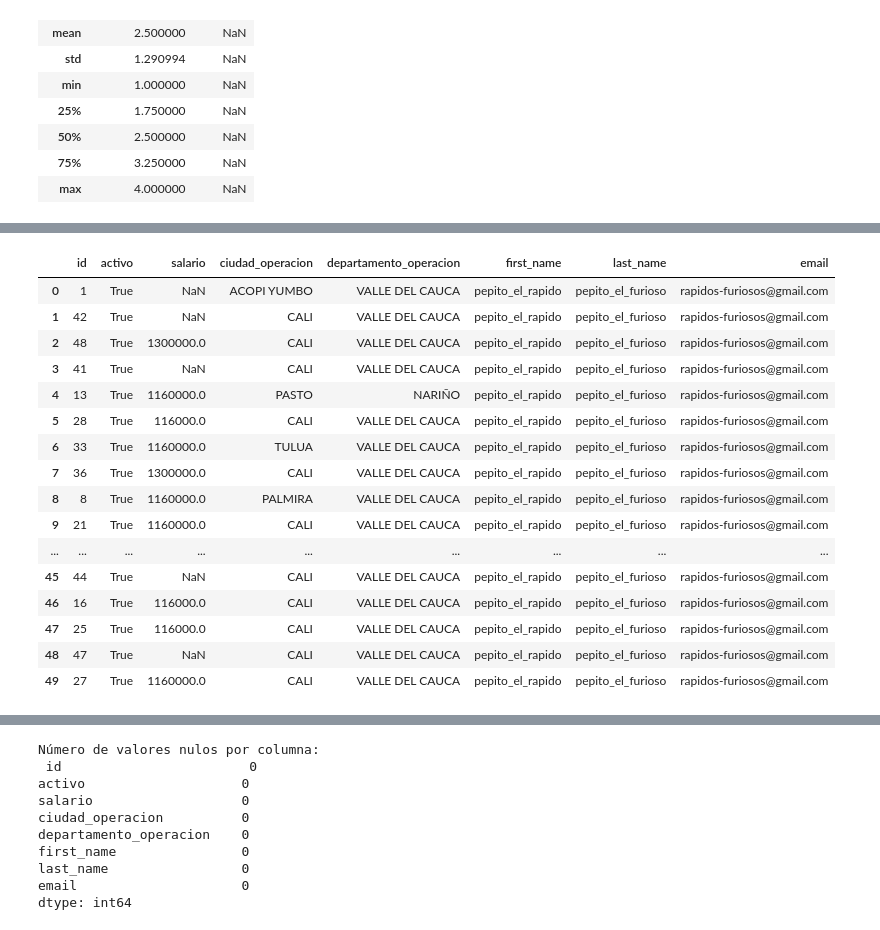
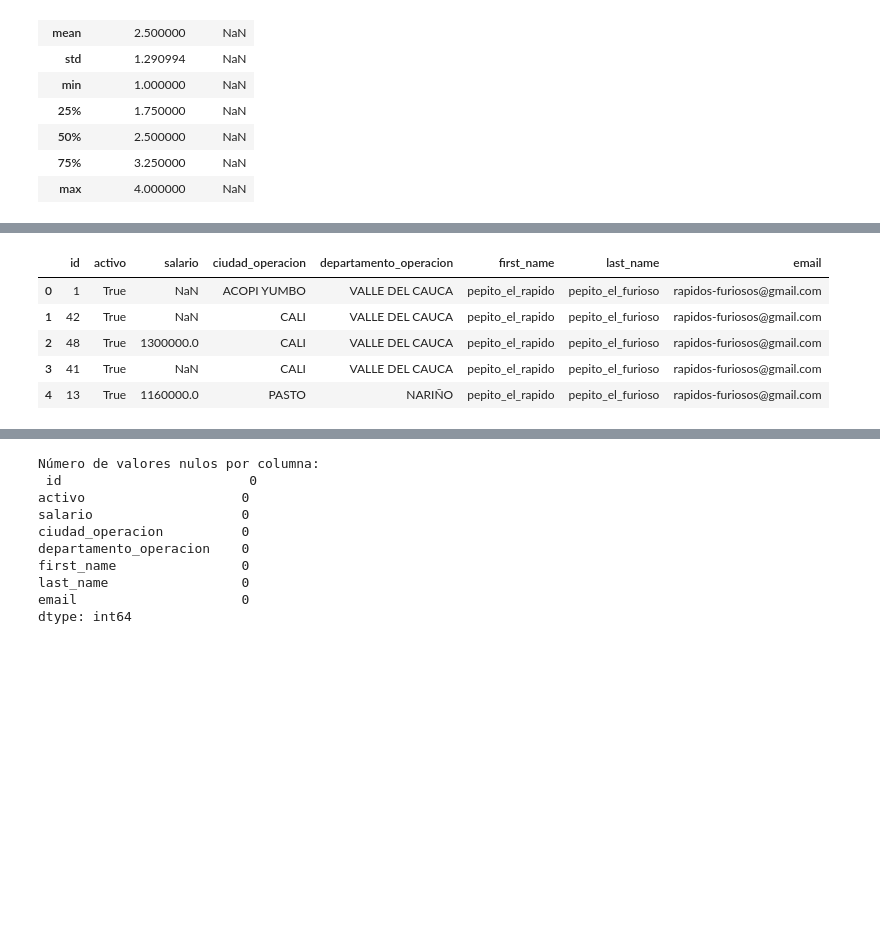
Before and after one commit to JabColV/datascience_project, a Jupyter notebook: segunda_entrega/dim_mensajero.ipynb, the cells around one changed output, grey strips where cells are left out. Saved outputs shown, nothing was run; the diff lists cells and outputs as text; code cells hidden in the pictures; blank space fills up the shorter version.

```diff
--- a/segunda_entrega/dim_mensajero.ipynb
+++ b/segunda_entrega/dim_mensajero.ipynb
@@ -187,23 +125,12 @@ mensajero
 # %%
 mensajero.drop(columns=["user_id","auth_user_id"], inplace=True)
-mensajero
+mensajero.head(5)
 # %% [output]
 |  | id | activo | salario | ciudad_operacion | departamento_operacion | first_name | last_name | email |
 | 0 | 1 | True | NaN | ACOPI YUMBO | VALLE DEL CAUCA | pepito_el_rapido | pepito_el_furioso | rapidos-furiosos@gmail.com |
 | 1 | 42 | True | NaN | CALI | VALLE DEL CAUCA | pepito_el_rapido | pepito_el_furioso | rapidos-furiosos@gmail.com |
 | 2 | 48 | True | 1300000.0 | CALI | VALLE DEL CAUCA | pepito_el_rapido | pepito_el_furioso | rapidos-furiosos@gmail.com |
 | 3 | 41 | True | NaN | CALI | VALLE DEL CAUCA | pepito_el_rapido | pepito_el_furioso | rapidos-furiosos@gmail.com |
 | 4 | 13 | True | 1160000.0 | PASTO | NARIÑO | pepito_el_rapido | pepito_el_furioso | rapidos-furiosos@gmail.com |
-| 5 | 28 | True | 116000.0 | CALI | VALLE DEL CAUCA | pepito_el_rapido | pepito_el_furioso | rapidos-furiosos@gmail.com |
-| 6 | 33 | True | 1160000.0 | TULUA | VALLE DEL CAUCA | pepito_el_rapido | pepito_el_furioso | rapidos-furiosos@gmail.com |
-| 7 | 36 | True | 1300000.0 | CALI | VALLE DEL CAUCA | pepito_el_rapido | pepito_el_furioso | rapidos-furiosos@gmail.com |
-| 8 | 8 | True | 1160000.0 | PALMIRA | VALLE DEL CAUCA | pepito_el_rapido | pepito_el_furioso | rapidos-furiosos@gmail.com |
-| 9 | 21 | True | 1160000.0 | CALI | VALLE DEL CAUCA | pepito_el_rapido | pepito_el_furioso | rapidos-furiosos@gmail.com |
-| ... | ... | ... | ... | ... | ... | ... | ... | ... |
-| 45 | 44 | True | NaN | CALI | VALLE DEL CAUCA | pepito_el_rapido | pepito_el_furioso | rapidos-furiosos@gmail.com |
-| 46 | 16 | True | 116000.0 | CALI | VALLE DEL CAUCA | pepito_el_rapido | pepito_el_furioso | rapidos-furiosos@gmail.com |
-| 47 | 25 | True | 116000.0 | CALI | VALLE DEL CAUCA | pepito_el_rapido | pepito_el_furioso | rapidos-furiosos@gmail.com |
-| 48 | 47 | True | NaN | CALI | VALLE DEL CAUCA | pepito_el_rapido | pepito_el_furioso | rapidos-furiosos@gmail.com |
-| 49 | 27 | True | 1160000.0 | CALI | VALLE DEL CAUCA | pepito_el_rapido | pepito_el_furioso | rapidos-furiosos@gmail.com |
 # %%
 mensajero.fillna("no_definido", inplace=True)
```
Also changed, not shown: parts of 8 cells of this notebook, 3 other files.
